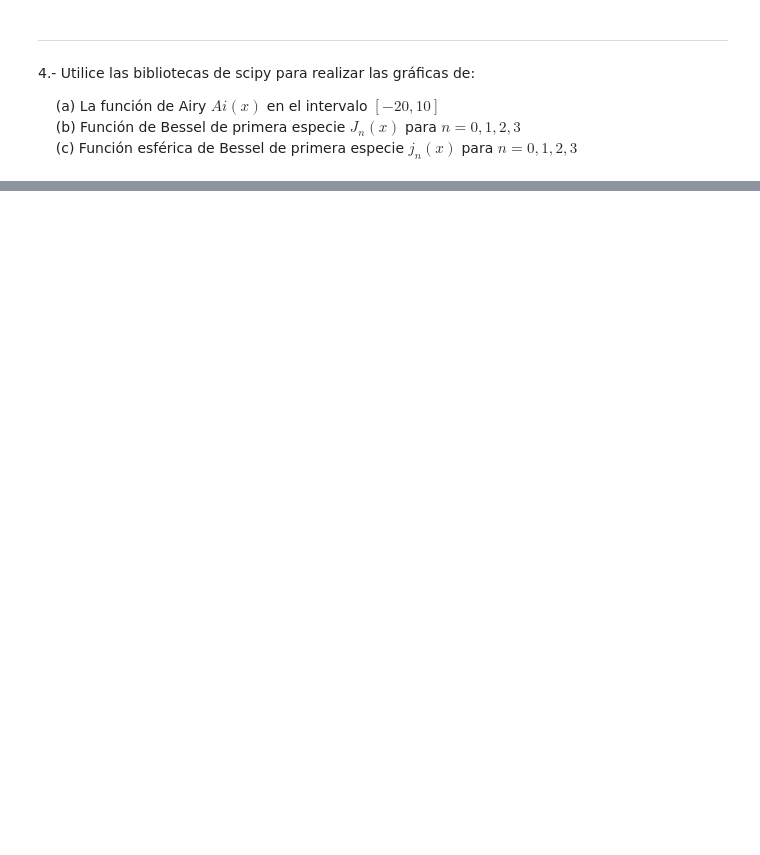
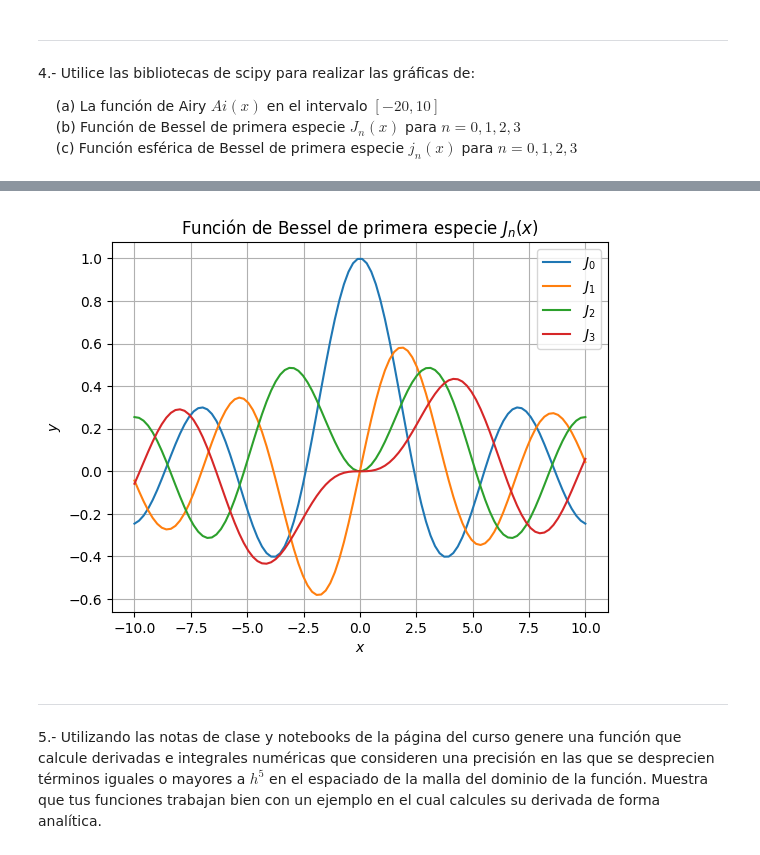
Before and after one commit to karla-veronicalara/computacional, a Jupyter notebook: Lara Cruz Karla Verónica_ Tarea1.ipynb, the cells around one changed output, grey strips where cells are left out. Cells and saved outputs as stored; diff of their text form; code cells hidden in the pictures; blank space fills up the shorter version.

```diff
--- a/Lara Cruz Karla Verónica_ Tarea1.ipynb
+++ b/Lara Cruz Karla Verónica_ Tarea1.ipynb
@@ -112,0 +127,14 @@ from scipy import special
+# %%
+# b) Función de Bessel de primera especie
+x = np.linspace(-10, 10, 100)
+
+for n in range(4):
+    plt.plot(x, sp.jv(n, x), label=f'$J_{n}$')
+plt.title(r'Función de Bessel de primera especie $J_n(x)$')
+plt.xlabel(r'$x$') , plt.ylabel(r'$y$')
+
+plt.grid()
+plt.legend()
+plt.show()
+# %% [output]
+[figure, added]
@@ -112,0 +153,4 @@ from scipy import special
+# %% [markdown]
+_______________
+# %% [markdown]
+5.- Utilizando las notas de clase y notebooks de la página del curso genere una función que calcule derivadas e integrales numéricas que consideren una precisión en las que se desprecien términos iguales o mayores a $h^5$ en el espaciado de la malla del dominio de la función. Muestra que tus funciones trabajan bien con un ejemplo en el cual calcules su derivada de forma analítica.
```
Also changed, not shown: parts of 4 cells of this notebook.
